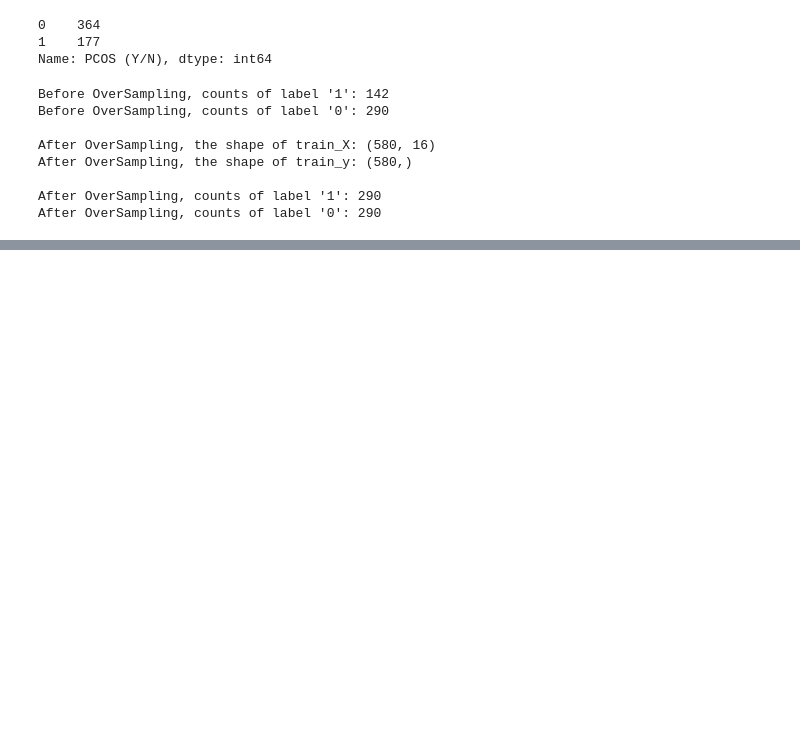
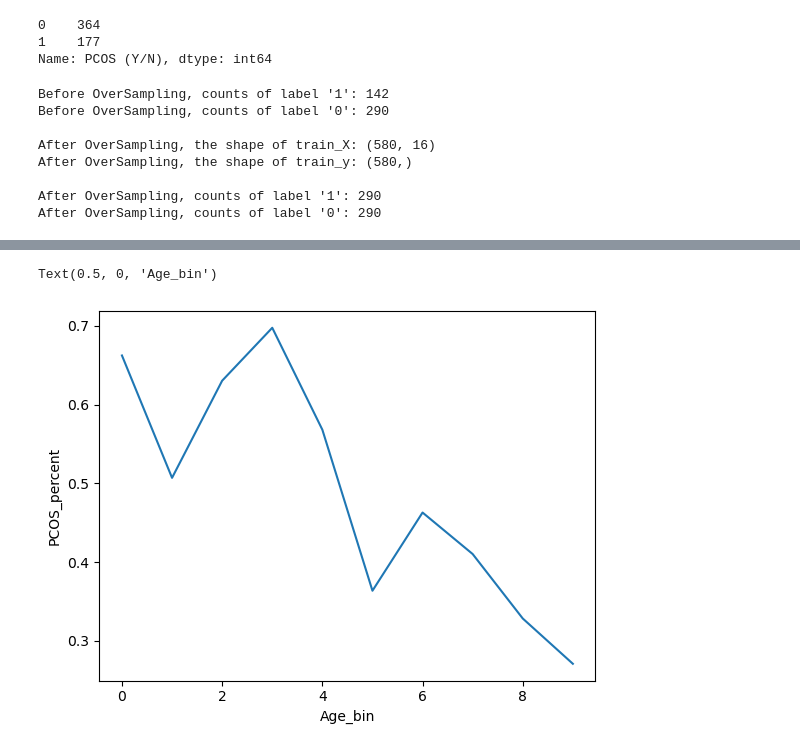
Before and after one commit to ericaez/STAT-303-2-Project, a Jupyter notebook: Project.ipynb, the cells around one changed output, grey strips where cells are left out. Drawn from its saved outputs; the diff is of its cells as text; code cells hidden in the pictures; blank space fills up the shorter version.

```diff
--- a/Project.ipynb
+++ b/Project.ipynb
@@ -84,0 +117,8 @@ data.shape
+# %%
+#Binning Age
+binned_age = pd.qcut(data['age'], 10, retbins=True)
+data['age_binned'] = binned_age[0]
+# %%
+#Finding percentage of people having diabetes in each Age bin
+age_data = data.groupby('age_binned')['PCOS'].agg([('PCOS_percent','mean'),('nobs','count')]).reset_index(drop=False)
+age_data
@@ -84,0 +137,6 @@ data.shape
+# %%
+sns.lineplot(x = age_data.index, y = age_data['PCOS_percent'])
+plt.xlabel('Age_bin')
+# %% [output]
+Text(0.5, 0, 'Age_bin')
+[figure, added]
```
Also changed, not shown: parts of 19 cells of this notebook, 2 other files.
